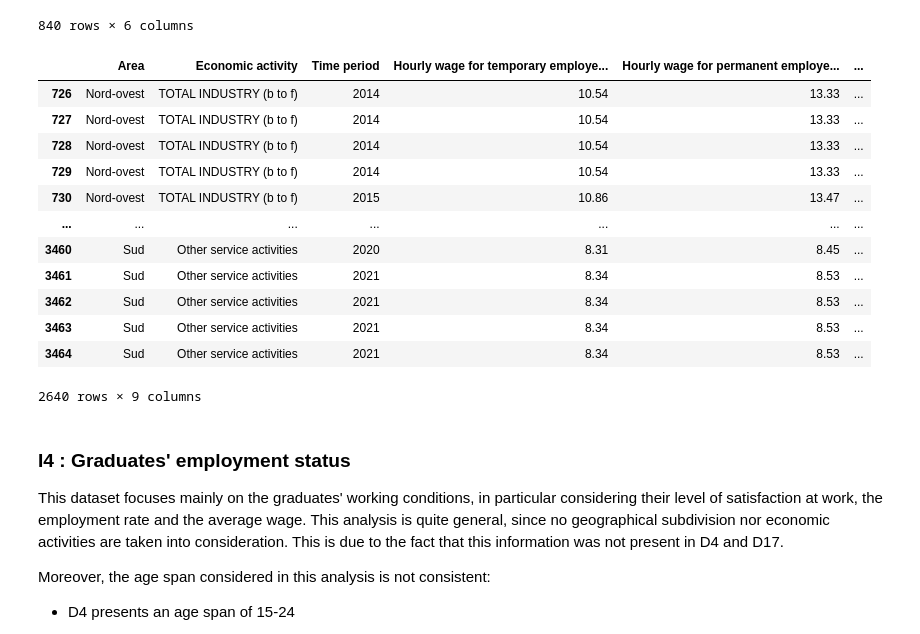
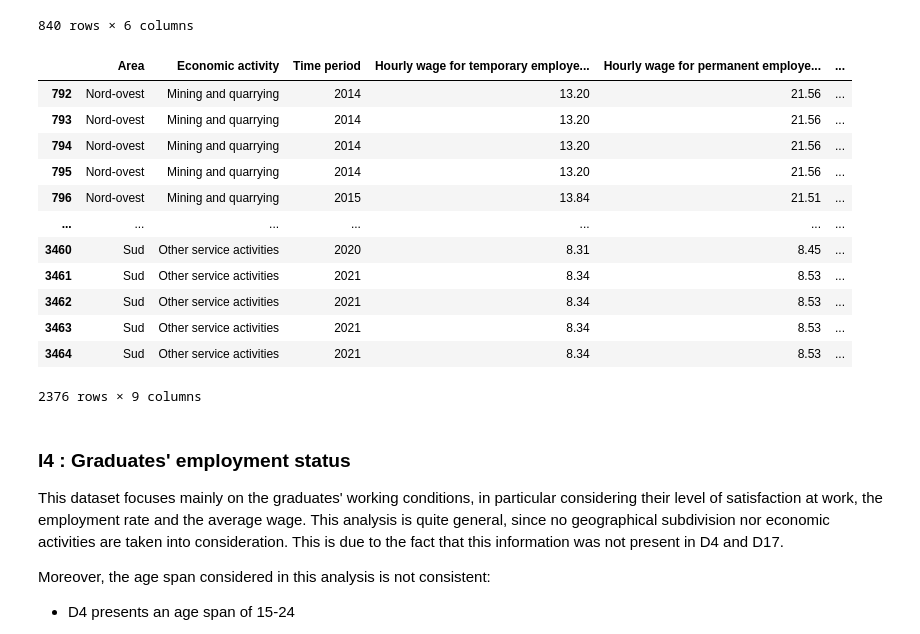
Before and after one commit to giorgiacrosilla/cif, a Jupyter notebook: datasets/intermediate_datasets.ipynb, the cells around one changed output. Cells and saved outputs as stored; diff of their text form; code cells hidden in the pictures.

```diff
--- a/datasets/intermediate_datasets.ipynb
+++ b/datasets/intermediate_datasets.ipynb
@@ -259,32 +259,32 @@ educationalq
 # %%
 i3 = pd.merge(pd.merge(contract, educationalq, on=["Time period", "Area", "Economic activity"]), wageage, on=["Time period", "Area", "Economic activity"])
 
 for idx, i in i3.iterrows():
-    if i.iloc[1] == "TOTAL":
+    if i.iloc[1].startswith('TOTAL'):
         i3 = i3.drop(idx)
 
 for idx, i in i3.iterrows():
     if i.iloc[0] == "Italy":
         i3 = i3.drop(idx)
 
 
 i3.to_csv("../datasets/intermediate_datasets/i3.csv", index=False)
 
 i3
 # %% [output]
 |  | Area | Economic activity | Time period | Hourly wage for temporary employe... | Hourly wage for permanent employe... | ... |
-| 726 | Nord-ovest | TOTAL INDUSTRY (b to f) | 2014 | 10.54 | 13.33 | ... |
-| 727 | Nord-ovest | TOTAL INDUSTRY (b to f) | 2014 | 10.54 | 13.33 | ... |
-| 728 | Nord-ovest | TOTAL INDUSTRY (b to f) | 2014 | 10.54 | 13.33 | ... |
-| 729 | Nord-ovest | TOTAL INDUSTRY (b to f) | 2014 | 10.54 | 13.33 | ... |
-| 730 | Nord-ovest | TOTAL INDUSTRY (b to f) | 2015 | 10.86 | 13.47 | ... |
+| 792 | Nord-ovest | Mining and quarrying | 2014 | 13.20 | 21.56 | ... |
+| 793 | Nord-ovest | Mining and quarrying | 2014 | 13.20 | 21.56 | ... |
+| 794 | Nord-ovest | Mining and quarrying | 2014 | 13.20 | 21.56 | ... |
+| 795 | Nord-ovest | Mining and quarrying | 2014 | 13.20 | 21.56 | ... |
+| 796 | Nord-ovest | Mining and quarrying | 2015 | 13.84 | 21.51 | ... |
 | ... | ... | ... | ... | ... | ... | ... |
 | 3460 | Sud | Other service activities | 2020 | 8.31 | 8.45 | ... |
 | 3461 | Sud | Other service activities | 2021 | 8.34 | 8.53 | ... |
 | 3462 | Sud | Other service activities | 2021 | 8.34 | 8.53 | ... |
 | 3463 | Sud | Other service activities | 2021 | 8.34 | 8.53 | ... |
 | 3464 | Sud | Other service activities | 2021 | 8.34 | 8.53 | ... |
-2640 rows × 9 columns
+2376 rows × 9 columns
 # %% [markdown]
 ### I4 : Graduates' employment status
 
```
Also changed, not shown: 1 other file.
